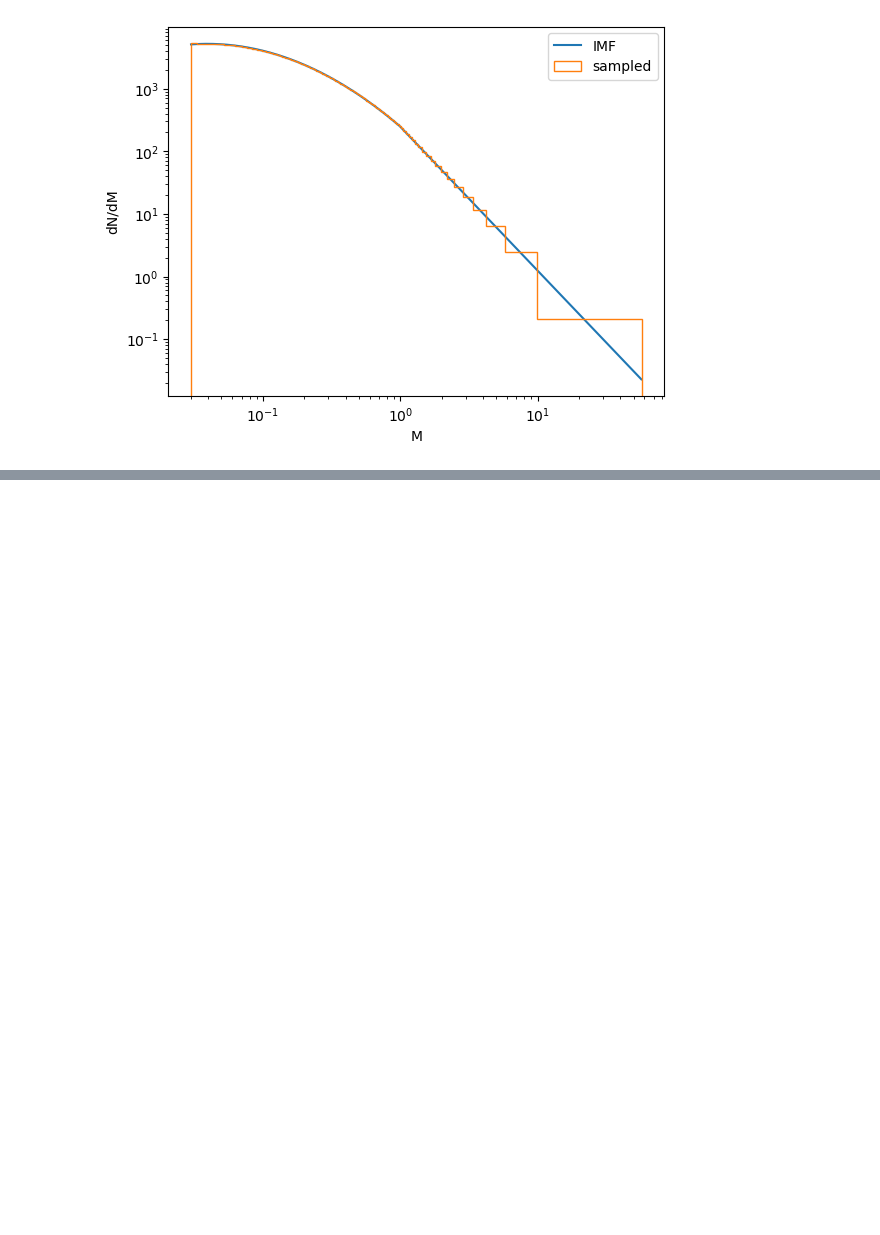
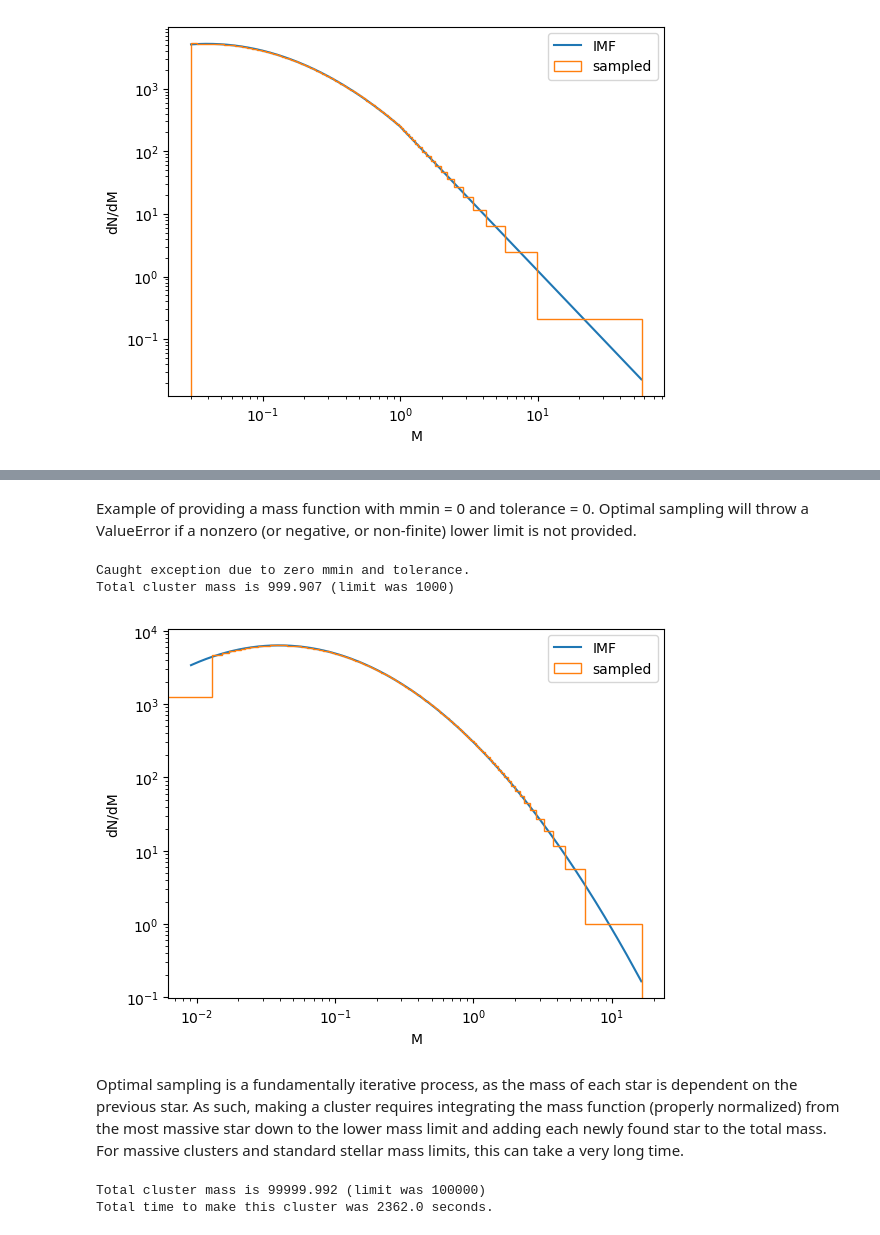
Before and after one commit to keflavich/imf, a Jupyter notebook: examples/opt_sampling.ipynb, the cells around one changed output, grey strips where cells are left out. Cells and saved outputs as stored; diff of their text form; code cells hidden in the pictures; blank space fills up the shorter version.

Commit message:
update optimal sampling notebook

```diff
--- a/examples/opt_sampling.ipynb
+++ b/examples/opt_sampling.ipynb
@@ -144,5 +157,30 @@ Optimal sampling stopped early: final mass is 0.00981% off
 [figure]
+# %% [markdown]
+Example of providing a mass function with mmin = 0 and tolerance = 0. Optimal sampling will throw a ValueError if a nonzero (or negative, or non-finite) lower limit is not provided.
+# %%
+chl = ChabrierLogNormal()
+try:
+    cl = make_cluster(1e3,massfunc=chl,sampling='optimal')
+except(ValueError):
+    print('Caught exception due to zero mmin and tolerance.')
+tolerance = 0.1
+cl = make_cluster(1e3,massfunc=chl,sampling='optimal',tolerance=tolerance)
+assert M_res-cl.sum() <= tolerance
+make_hist(cl,chl)
+# %% [output]
+Caught exception due to zero mmin and tolerance.
+Total cluster mass is 999.907 (limit was 1000)
+[figure, added]
+# %% [markdown]
+Optimal sampling is a fundamentally iterative process, as the mass of each star is dependent on the previous star. As such, making a cluster requires integrating the mass function (properly normalized) from the most massive star down to the lower mass limit and adding each newly found star to the total mass. For massive clusters and standard stellar mass limits, this can take a very long time.
 # %%
 chl = ChabrierLogNormal(mmin=0.03,mmax=150)
+t0 = perf_counter()
 cl = make_cluster(M_res*100,massfunc=chl,sampling='optimal')
+tot_time = perf_counter() - t0
+print(f'Total time to make this cluster was {np.round(tot_time)} seconds.')
 assert M_res-cl.sum() <= chl.mmin
+make_hist(cl,chl)
+# %% [output]
+Total cluster mass is 99999.992 (limit was 100000)
+Total time to make this cluster was 2362.0 seconds.
```
Also changed, not shown: parts of 33 cells of this notebook.
